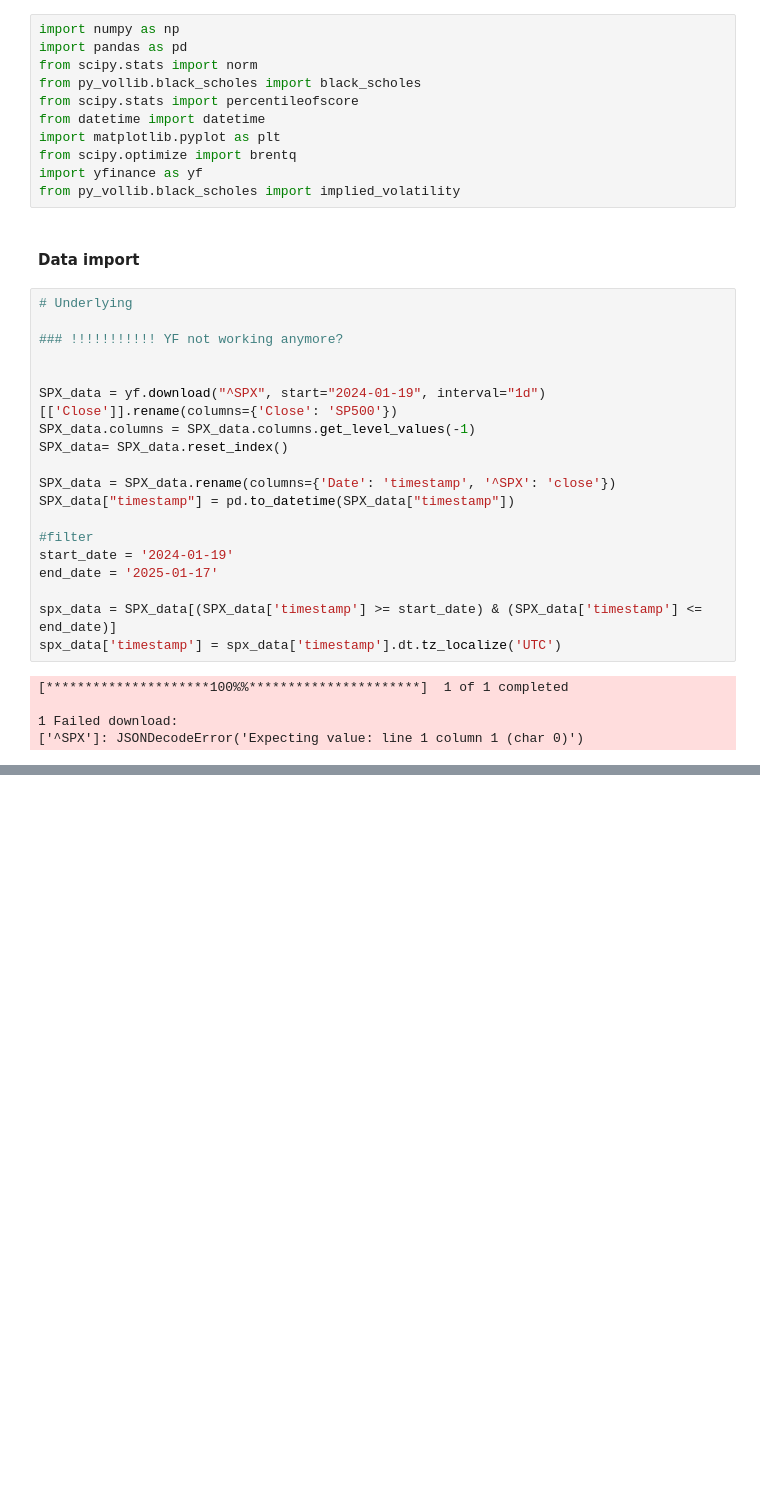
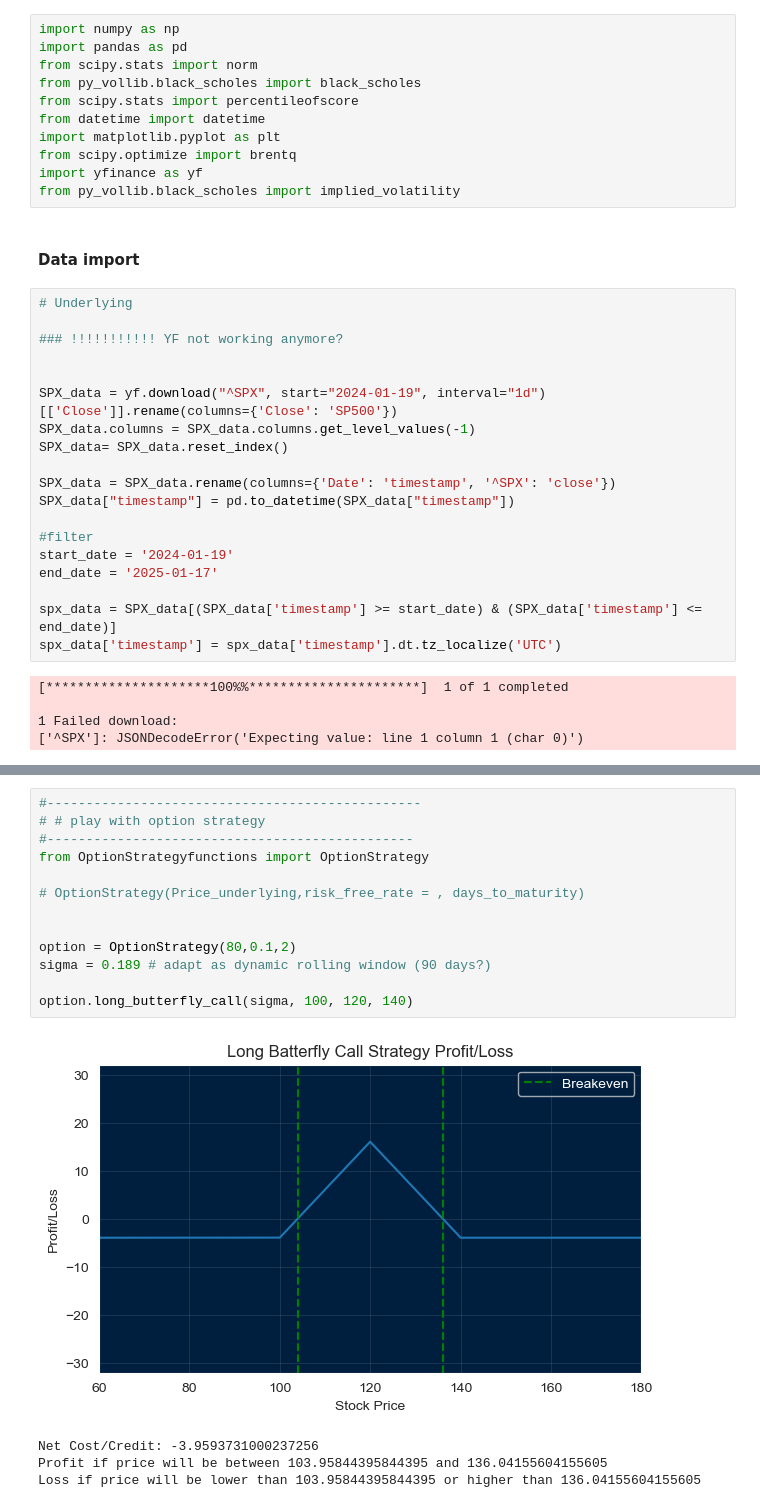
Before and after one commit to principlepauli/Butterflies-, a Jupyter notebook: Strategy/Option_Butterfly_1.ipynb, the cells around one changed output, grey strips where cells are left out. Saved outputs shown, nothing was run; the diff lists cells and outputs as text; blank space fills up the shorter version.

```diff
--- a/Strategy/Option_Butterfly_1.ipynb
+++ b/Strategy/Option_Butterfly_1.ipynb
@@ -73,0 +166,18 @@ options_data
+# %%
+#------------------------------------------------
+# # play with option strategy
+#-----------------------------------------------
+from OptionStrategyfunctions import OptionStrategy
+
+# OptionStrategy(Price_underlying,risk_free_rate = , days_to_maturity)
+
+
+option = OptionStrategy(80,0.1,2)
+sigma = 0.189 # adapt as dynamic rolling window (90 days?)
+
+option.long_butterfly_call(sigma, 100, 120, 140)
+# %% [output]
+[figure, added]
+Net Cost/Credit: -3.9593731000237256
+Profit if price will be between 103.95844395844395 and 136.04155604155605
+Loss if price will be lower than 103.95844395844395 or higher than 136.04155604155605
```
Also changed, not shown: parts of 4 cells of this notebook, 1 other file.
